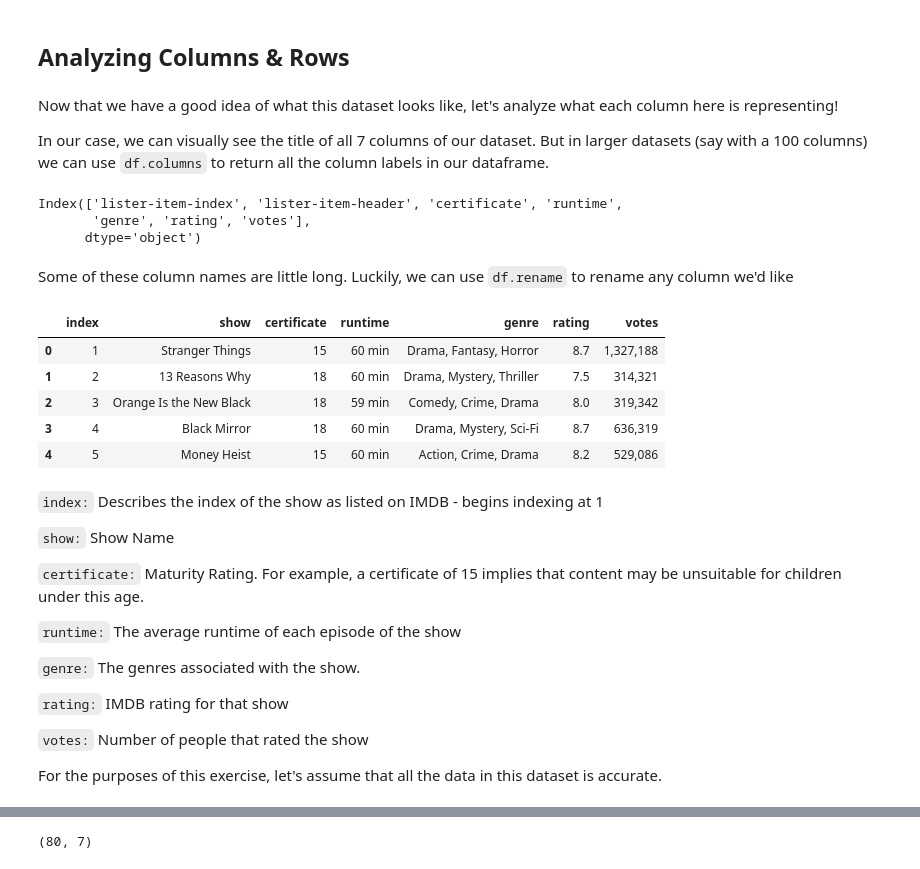
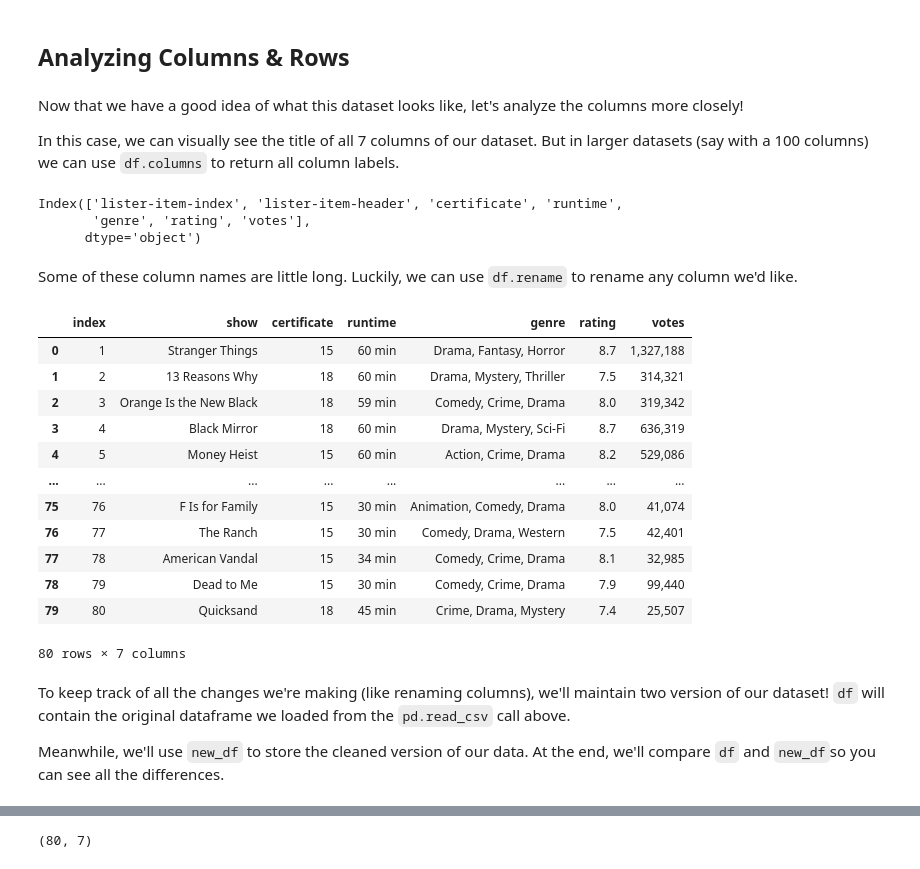
Before and after one commit to leifwalsh/data-analysis-problem-sets, a Jupyter notebook: 5-data-oriented-thinking/Introductory Data Analysis.ipynb, the cells around one changed output, grey strips where cells are left out. Drawn from its saved outputs; the diff is of its cells as text; code cells hidden in the pictures.

```diff
--- a/5-data-oriented-thinking/Introductory Data Analysis.ipynb
+++ b/5-data-oriented-thinking/Introductory Data Analysis.ipynb
@@ -63,9 +77,9 @@ df.sample(5)
 # %% [markdown]
 ## Analyzing Columns & Rows
 # %% [markdown]
-Now that we have a good idea of what this dataset looks like, let's analyze what each column here is representing!
+Now that we have a good idea of what this dataset looks like, let's analyze the columns more closely!
 
-In our case, we can visually see the title of all 7 columns of our dataset. But in larger datasets (say with a 100 columns) we can use `df.columns` to return all the column labels in our dataframe.
+In this case, we can visually see the title of all 7 columns of our dataset. But in larger datasets (say with a 100 columns) we can use `df.columns` to return all column labels.
 # %%
 df.columns
 # %% [output]
@@ -73,30 +87,25 @@ Index(['lister-item-index', 'lister-item-header', 'certificate', 'runtime',
        'genre', 'rating', 'votes'],
       dtype='object')
 # %% [markdown]
-Some of these column names are little long. Luckily, we can use `df.rename` to rename any column we'd like
+Some of these column names are little long. Luckily, we can use `df.rename` to rename any column we'd like.
 # %%
-new_df = df.rename(columns={'lister-item-header': 'show', 'lister-item-index': 'index'})
-new_df.head()
+#this code generates a *new dataframe* with the renamed columns from df
+df.rename(columns={'lister-item-header': 'show', 'lister-item-index': 'index'})
 # %% [output]
 |  | index | show | certificate | runtime | genre | rating | votes |
 | 0 | 1 | Stranger Things | 15 | 60 min | Drama, Fantasy, Horror | 8.7 | 1,327,188 |
 | 1 | 2 | 13 Reasons Why | 18 | 60 min | Drama, Mystery, Thriller | 7.5 | 314,321 |
 | 2 | 3 | Orange Is the New Black | 18 | 59 min | Comedy, Crime, Drama | 8.0 | 319,342 |
 | 3 | 4 | Black Mirror | 18 | 60 min | Drama, Mystery, Sci-Fi | 8.7 | 636,319 |
 | 4 | 5 | Money Heist | 15 | 60 min | Action, Crime, Drama | 8.2 | 529,086 |
+| ... | ... | ... | ... | ... | ... | ... | ... |
+| 75 | 76 | F Is for Family | 15 | 30 min | Animation, Comedy, Drama | 8.0 | 41,074 |
+| 76 | 77 | The Ranch | 15 | 30 min | Comedy, Drama, Western | 7.5 | 42,401 |
+| 77 | 78 | American Vandal | 15 | 34 min | Comedy, Crime, Drama | 8.1 | 32,985 |
+| 78 | 79 | Dead to Me | 15 | 30 min | Comedy, Crime, Drama | 7.9 | 99,440 |
+| 79 | 80 | Quicksand | 18 | 45 min | Crime, Drama, Mystery | 7.4 | 25,507 |
+80 rows × 7 columns
-# %% [markdown]
-`index:` Describes the index of the show as listed on IMDB - begins indexing at 1
-
-`show:` Show Name
-
-`certificate:` Maturity Rating. For example, a certificate of 15 implies that content may be unsuitable for children under this age.
-
-`runtime:` The average runtime of each episode of the show
-
-`genre:` The genres associated with the show.
-
-`rating:` IMDB rating for that show
-
-`votes:` Number of people that rated the show
-
-For the purposes of this exercise, let's assume that all the data in this dataset is accurate.
+# %% [markdown]
+To keep track of all the changes we're making (like renaming columns), we'll  maintain two version of our dataset! `df` will contain the original dataframe we loaded from the `pd.read_csv` call above.
+
+Meanwhile, we'll use `new_df` to store the cleaned version of our data. At the end, we'll compare `df` and `new_df`so you can see all the differences.
```
Also changed, not shown: parts of 55 cells of this notebook.
